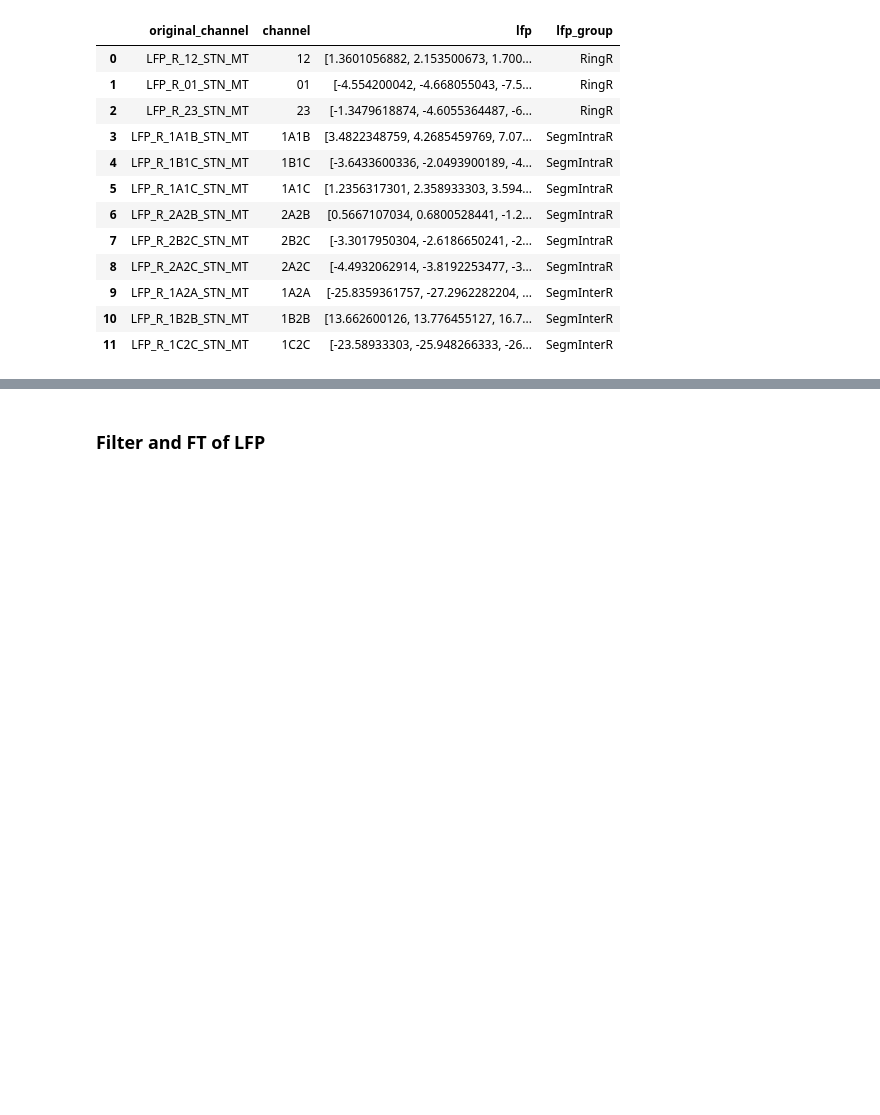
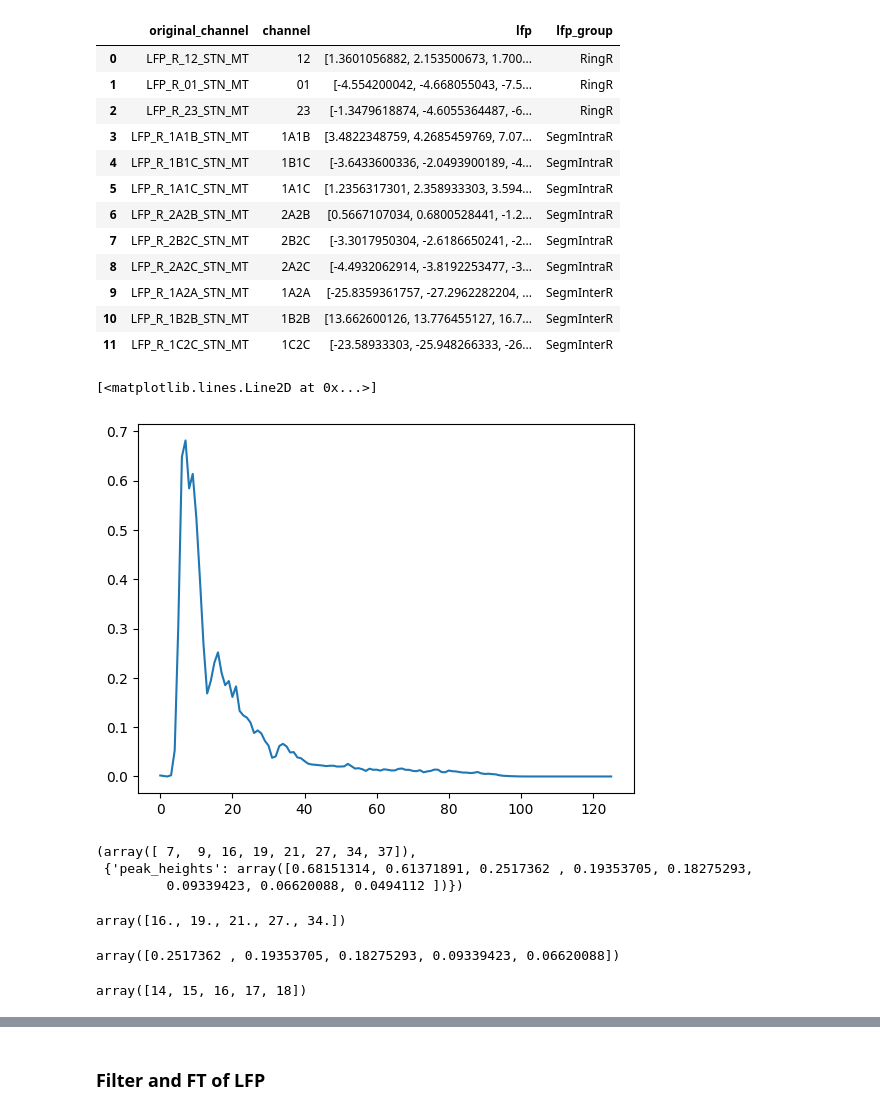
Before and after one commit to richardkoehler/Beta_profile, a Jupyter notebook: notebooks/1_beta_preprocessing.ipynb, the cells around one changed output, grey strips where cells are left out. Saved outputs shown, nothing was run; the diff lists cells and outputs as text; code cells hidden in the pictures; blank space fills up the shorter version.

```diff
--- a/notebooks/1_beta_preprocessing.ipynb
+++ b/notebooks/1_beta_preprocessing.ipynb
@@ -184,3 +187,23 @@ structured_signals
 | 9 | LFP_R_1A2A_STN_MT | 1A2A | [-25.8359361757, -27.2962282204, ... | SegmInterR |
 | 10 | LFP_R_1B2B_STN_MT | 1B2B | [13.662600126, 13.776455127, 16.7... | SegmInterR |
 | 11 | LFP_R_1C2C_STN_MT | 1C2C | [-23.58933303, -25.948266333, -26... | SegmInterR |
+# %%
+lfp = structured_signals.lfp.values[0]
+
+filtered_lfp = tfr.band_pass_filter(lfp)
+fourier_transformed_lfp = tfr.fourier_transform(filtered_lfp)
+
+f = fourier_transformed_lfp["freq"]
+psd = fourier_transformed_lfp["average_Sxx"]
+
+plt.plot(f, psd)
+# %% [output]
+[<matplotlib.lines.Line2D at 0x...>]
+[figure, added]
+# %%
+peaks = scipy.signal.find_peaks(psd, height=0.03)
+peaks
+# %% [output]
+(array([ 7,  9, 16, 19, 21, 27, 34, 37]),
+ {'peak_heights': array([0.68151314, 0.61371891, 0.2517362 , 0.19353705, 0.18275293,
+         0.09339423, 0.06620088, 0.0494112 ])})
@@ -186,0 +216,26 @@ structured_signals
+# %%
+peak_pos
+# %% [output]
+array([16., 19., 21., 27., 34.])
+# %%
+peak_height
+# %% [output]
+array([0.2517362 , 0.19353705, 0.18275293, 0.09339423, 0.06620088])
+# %%
+highest_peak_height = peak_height.max()
+# get the index of the highest peak y value to get the corresponding peak position x
+ix = np.where(peak_height == highest_peak_height)
+highest_peak_pos = peak_pos[ix].item()
+
+highest_peak_pos = int(highest_peak_pos) # CF als integer
+
+# 2) go -2 and +3 indeces
+index_low_cut = highest_peak_pos-2
+index_high_cut = highest_peak_pos+3
+
+index_low_cut, index_high_cut
+
+cf_4Hz_range = np.arange(index_low_cut, index_high_cut, 1)
+cf_4Hz_range
+# %% [output]
+array([14, 15, 16, 17, 18])
```
Also changed, not shown: parts of 7 cells of this notebook, 2 other files.
